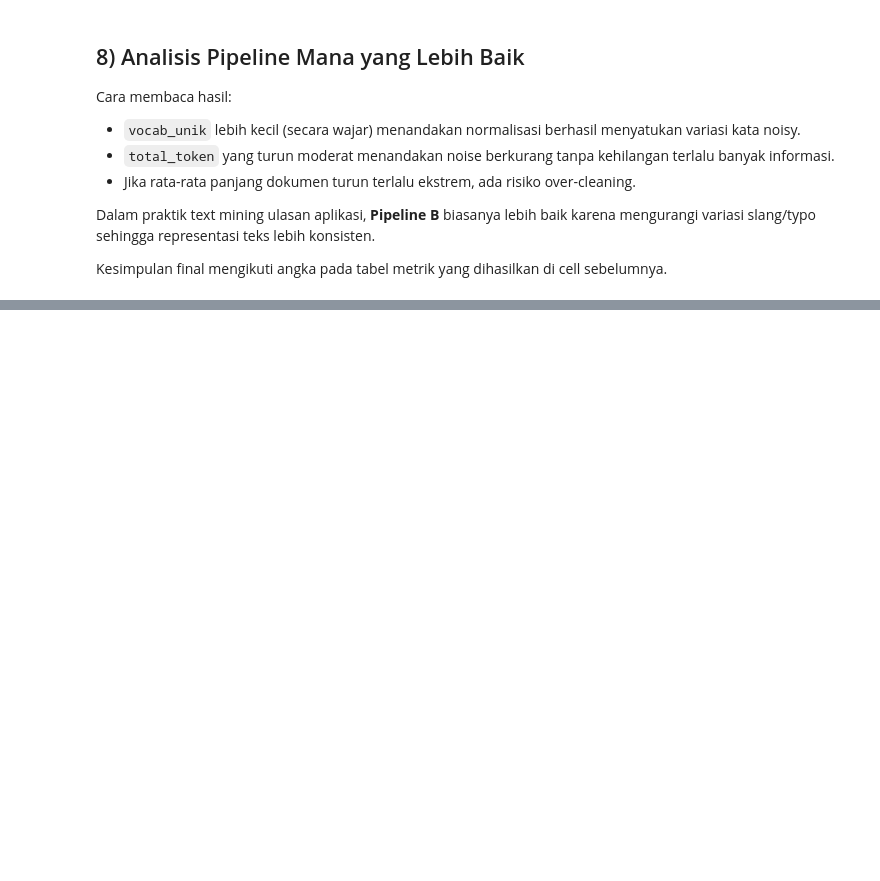
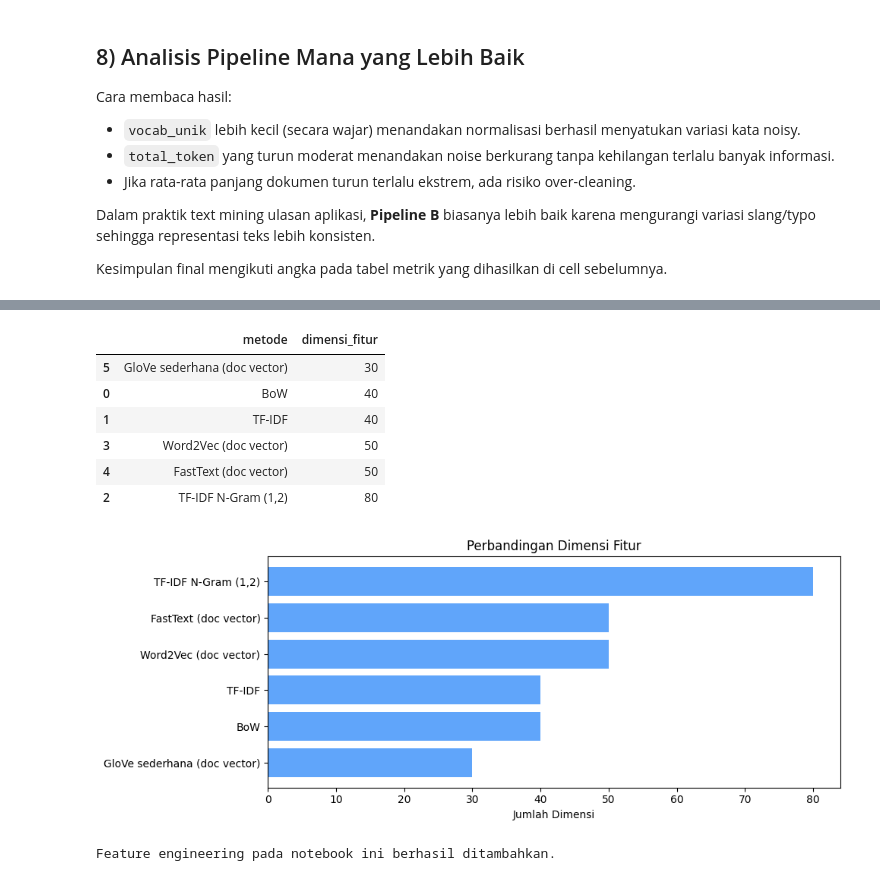
Before and after one commit to titan2903/text_mining_semeter_4, a Jupyter notebook: tugas_pertemuan_2/main.ipynb, the cells around one changed output, grey strips where cells are left out. Saved outputs shown, nothing was run; the diff lists cells and outputs as text; code cells hidden in the pictures; blank space fills up the shorter version.

```diff
--- a/tugas_pertemuan_2/main.ipynb
+++ b/tugas_pertemuan_2/main.ipynb
@@ -432,0 +574,15 @@ Kesimpulan final mengikuti angka pada tabel metrik yang dihasilkan di cell sebel
+# %%
+ngram_vectorizer = TfidfVectorizer(ngram_range=(1, 2), max_features=80, min_df=2)
+X_ngram = ngram_vectorizer.fit_transform(fe_df['fe_text'])
+ngram_features = ngram_vectorizer.get_feature_names_out()
+
+bigram_count = sum(1 for feat in ngram_features if ' ' in feat)
+unigram_count = len(ngram_features) - bigram_count
+
+print(f"Shape TF-IDF N-Gram matrix: {X_ngram.shape}")
+print(f"Jumlah unigram: {unigram_count}")
+print(f"Jumlah bigram : {bigram_count}")
+
+ngram_example_df = pd.DataFrame({'fitur': ngram_features}).head(25)
+print("Contoh fitur N-Gram (25 teratas):")
+display(ngram_example_df)
@@ -432,0 +773,32 @@ Kesimpulan final mengikuti angka pada tabel metrik yang dihasilkan di cell sebel
+# %%
+# Ringkasan ukuran fitur untuk tiap pendekatan
+
+feature_size_df = pd.DataFrame([
+    {'metode': 'BoW', 'dimensi_fitur': X_bow.shape[1]},
+    {'metode': 'TF-IDF', 'dimensi_fitur': X_tfidf.shape[1]},
+    {'metode': 'TF-IDF N-Gram (1,2)', 'dimensi_fitur': X_ngram.shape[1]},
+    {'metode': 'Word2Vec (doc vector)', 'dimensi_fitur': doc_vec_w2v.shape[1]},
+    {'metode': 'FastText (doc vector)', 'dimensi_fitur': doc_vec_fasttext.shape[1]},
+    {'metode': 'GloVe sederhana (doc vector)', 'dimensi_fitur': doc_vec_glove.shape[1]},
+]).sort_values('dimensi_fitur')
+
+display(feature_size_df)
+
+plt.figure(figsize=(10, 4))
+plt.barh(feature_size_df['metode'], feature_size_df['dimensi_fitur'], color='#60a5fa')
+plt.title('Perbandingan Dimensi Fitur')
+plt.xlabel('Jumlah Dimensi')
+plt.tight_layout()
+plt.show()
+
+print('Feature engineering pada notebook ini berhasil ditambahkan.')
+# %% [output]
+|  | metode | dimensi_fitur |
+| 5 | GloVe sederhana (doc vector) | 30 |
+| 0 | BoW | 40 |
+| 1 | TF-IDF | 40 |
+| 3 | Word2Vec (doc vector) | 50 |
+| 4 | FastText (doc vector) | 50 |
+| 2 | TF-IDF N-Gram (1,2) | 80 |
+[figure, added]
+Feature engineering pada notebook ini berhasil ditambahkan.
```
Also changed, not shown: parts of 16 cells of this notebook, 1 other file.
